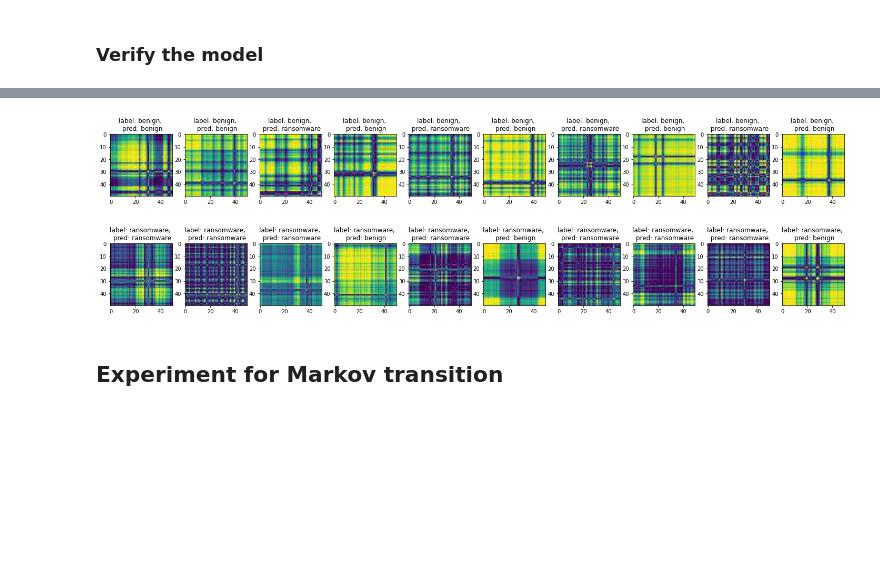
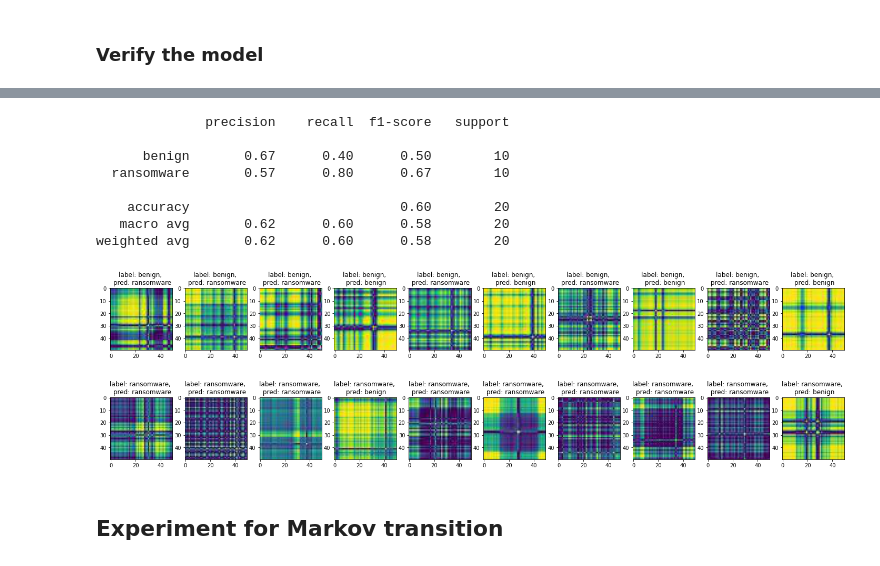
Before and after one commit to olihofmann/cas-aml, a Jupyter notebook: crypto-ransomware-detection/create-cm-cnn-model.ipynb, the cells around one changed output, grey strips where cells are left out. Drawn from its saved outputs; the diff is of its cells as text; code cells hidden in the pictures; blank space fills up the shorter version.

```diff
--- a/crypto-ransomware-detection/create-cm-cnn-model.ipynb
+++ b/crypto-ransomware-detection/create-cm-cnn-model.ipynb
@@ -331,3 +350,9 @@ Reusing TensorBoard on port 6012 (pid 25844), started 1:09:42 ago. (Use '!kill 2
 [interactive output not drawn]
 # %% [markdown]
 ### Verify the model
+# %%
+validation_model_gaf = BaselineNetwork(number_of_classes=len(gaf_idx_to_class), image_size=50)
+checkpoint_gaf = torch.load("checkpoints/CM-GAF/best-checkpoint.ckpt")
+
+validation_model_gaf.load_state_dict(checkpoint_gaf["state_dict"])
+validation_model_gaf.eval()
@@ -334,8 +370,16 @@ Reusing TensorBoard on port 6012 (pid 25844), started 1:09:42 ago. (Use '!kill 2
 # %%
 test_gaf_dataloader = DataLoader(test_gaf_dataset, batch_size=1, num_workers=0)
-eval_model(test_gaf_dataloader, gaf_idx_to_class, gaf_model)
+eval_model(test_gaf_dataloader, gaf_idx_to_class, validation_model_gaf)
 # %% [output]
+              precision    recall  f1-score   support
+
+      benign       0.67      0.40      0.50        10
+  ransomware       0.57      0.80      0.67        10
+
+    accuracy                           0.60        20
+   macro avg       0.62      0.60      0.58        20
+weighted avg       0.62      0.60      0.58        20
-[figure, old version]
+[figure, new version]
 # %% [markdown]
 ## Experiment for Markov transition
 # %%
```
Also changed, not shown: parts of 11 cells of this notebook.
